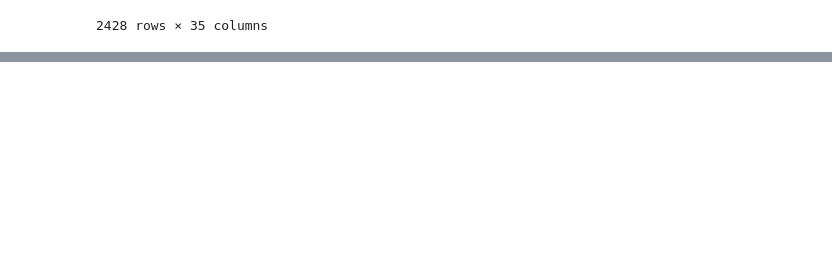
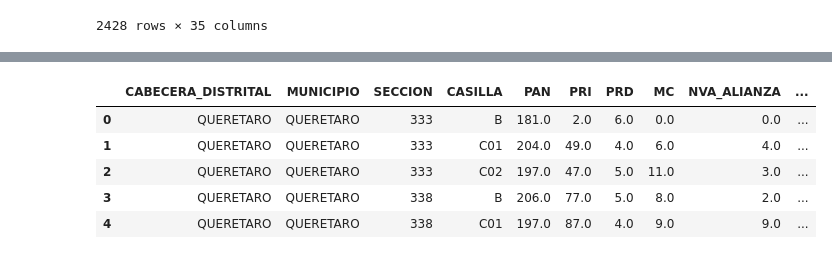
Before and after one commit to fitomx19/BIGDATA, a Jupyter notebook: PRACTICA_2/EXPLORACION.ipynb, the cells around one changed output, grey strips where cells are left out. Drawn from its saved outputs; the diff is of its cells as text; code cells hidden in the pictures; blank space fills up the shorter version.

```diff
--- a/PRACTICA_2/EXPLORACION.ipynb
+++ b/PRACTICA_2/EXPLORACION.ipynb
@@ -672,0 +808,9 @@ dataset_2015
+# %%
+(dataset_2015.head())
+# %% [output]
+|  | CABECERA_DISTRITAL | MUNICIPIO | SECCION | CASILLA | PAN | PRI | PRD | MC | NVA_ALIANZA | ... |
+| 0 | QUERETARO | QUERETARO | 333 | B | 181.0 | 2.0 | 6.0 | 0.0 | 0.0 | ... |
+| 1 | QUERETARO | QUERETARO | 333 | C01 | 204.0 | 49.0 | 4.0 | 6.0 | 4.0 | ... |
+| 2 | QUERETARO | QUERETARO | 333 | C02 | 197.0 | 47.0 | 5.0 | 11.0 | 3.0 | ... |
+| 3 | QUERETARO | QUERETARO | 338 | B | 206.0 | 77.0 | 5.0 | 8.0 | 2.0 | ... |
+| 4 | QUERETARO | QUERETARO | 338 | C01 | 197.0 | 87.0 | 4.0 | 9.0 | 9.0 | ... |
```
Also changed, not shown: parts of 20 cells of this notebook, 2 other files.
